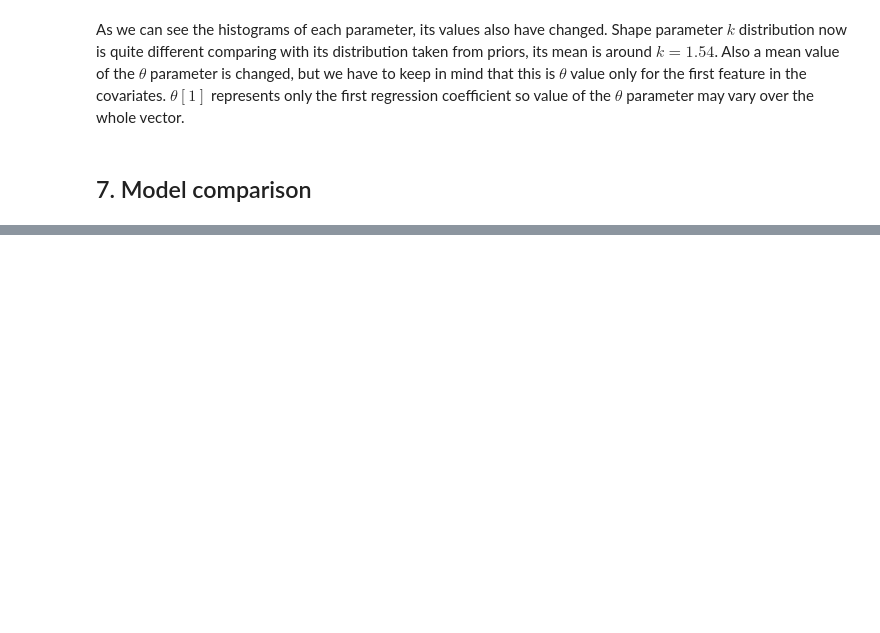
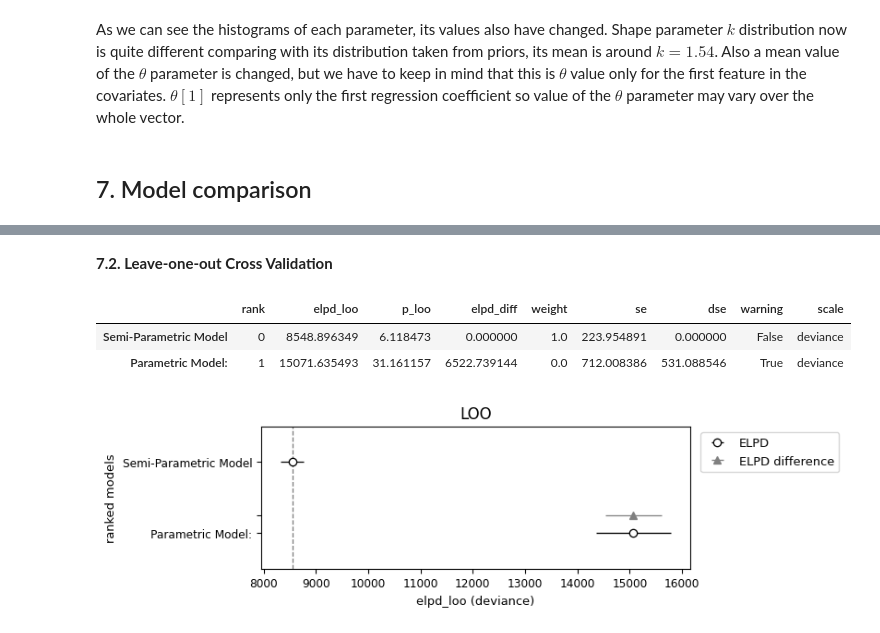
Before and after one commit to rafalmaciasz/employee-turnover, a Jupyter notebook: project.ipynb, the cells around one changed output, grey strips where cells are left out. Saved outputs shown, nothing was run; the diff lists cells and outputs as text; code cells hidden in the pictures; blank space fills up the shorter version.

```diff
--- a/project.ipynb
+++ b/project.ipynb
@@ -671,0 +687,15 @@ As we can see the histograms of each parameter, its values also have changed. Sh
+# %% [markdown]
+**7.2. Leave-one-out Cross Validation**
+# %%
+model_comp = az.compare(model_dict, ic='loo', scale="deviance")
+model_comp
+# %% [output]
+|  | rank | elpd_loo | p_loo | elpd_diff | weight | se | dse | warning | scale |
+| Semi-Parametric Model | 0 | 8548.896349 | 6.118473 | 0.000000 | 1.0 | 223.954891 | 0.000000 | False | deviance |
+| Parametric Model: | 1 | 15071.635493 | 31.161157 | 6522.739144 | 0.0 | 712.008386 | 531.088546 | True | deviance |
+# %%
+az.plot_compare(model_comp)
+plt.title("LOO")
+plt.show()
+# %% [output]
+[figure, added]
```
Also changed, not shown: parts of 25 cells of this notebook, 1 other file.
